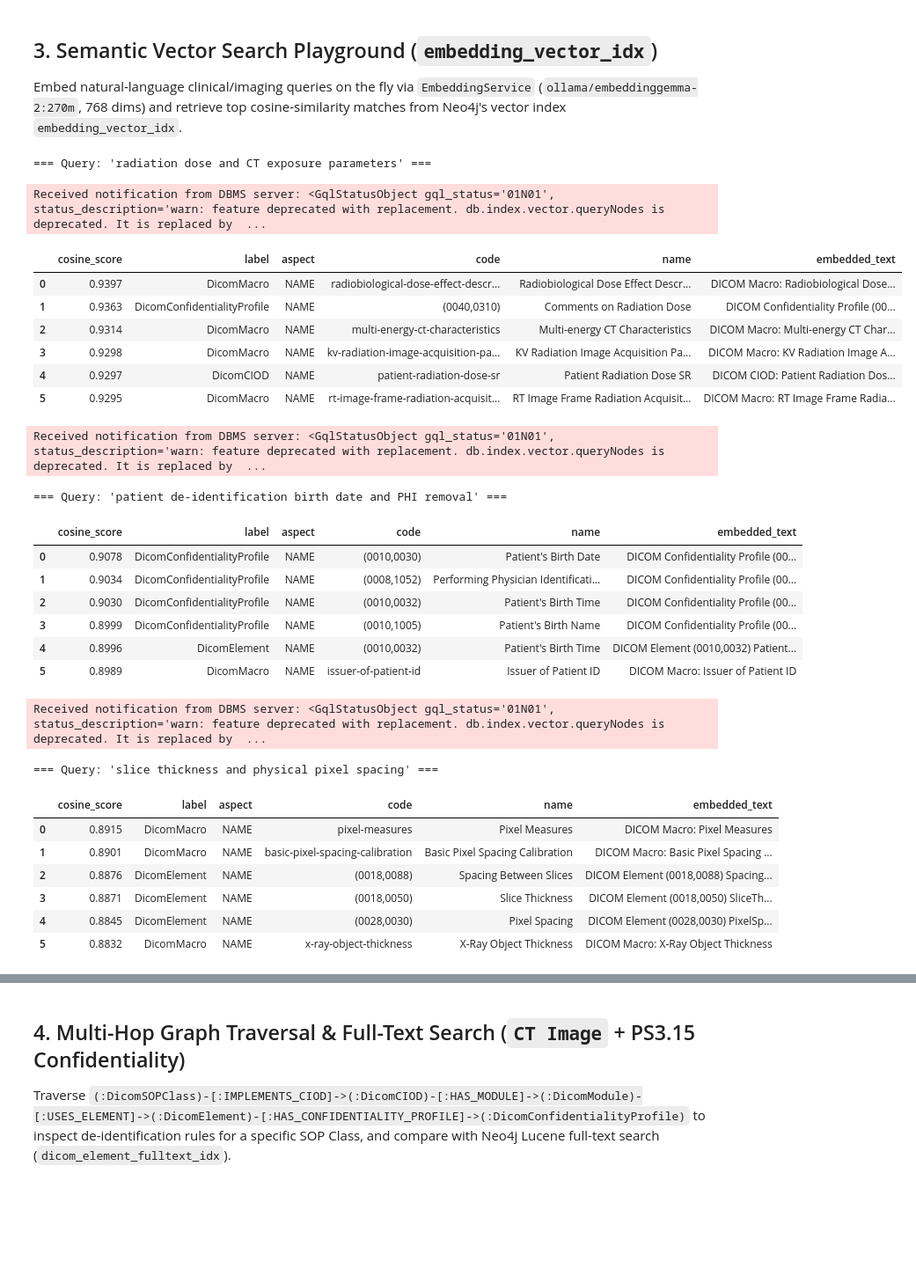
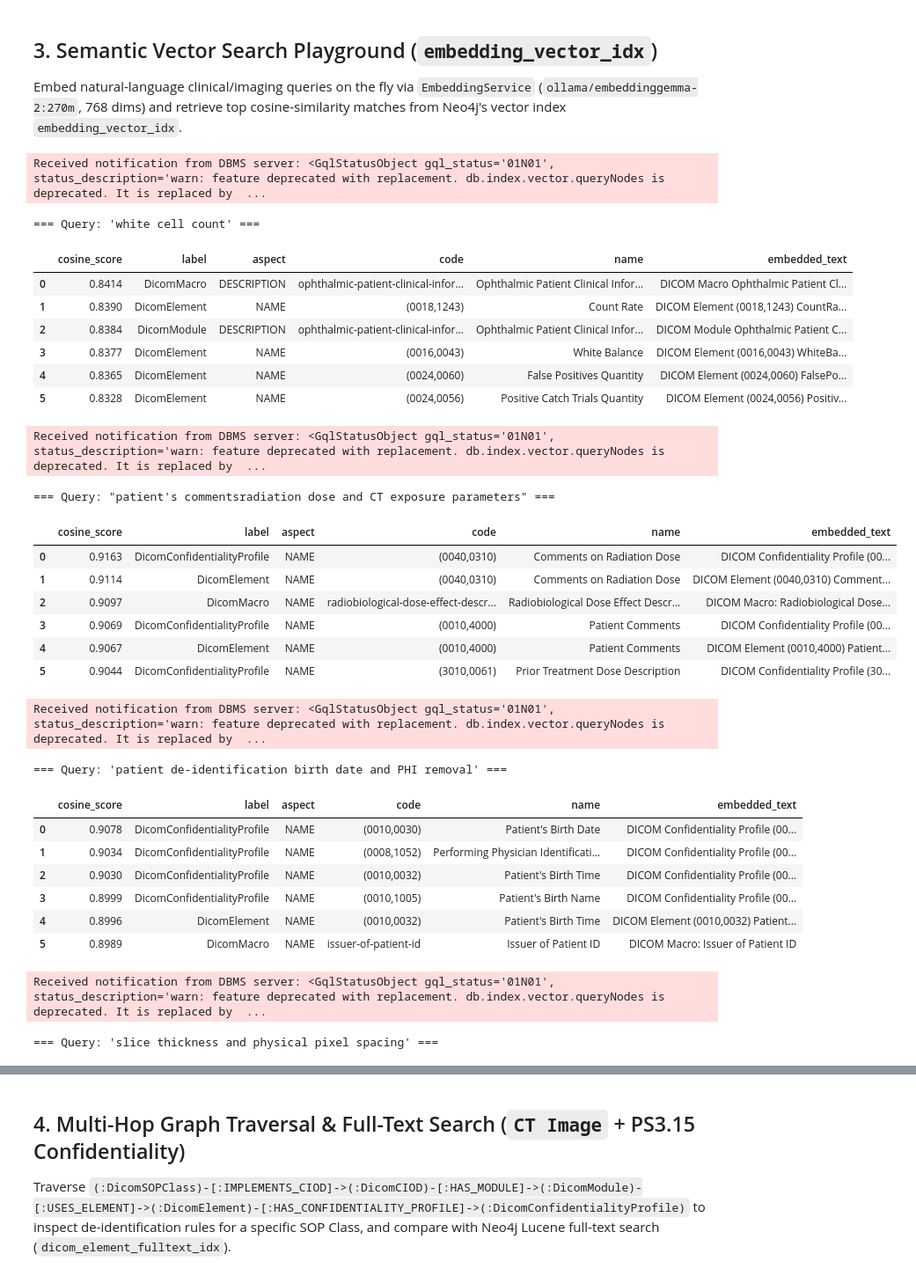
Before and after one commit to gosmart-health/gosmart-dictionary-service, a Jupyter notebook: notebooks/dicom_graph_playground.ipynb, the cells around one changed output, grey strips where cells are left out. Shown at 88% size. Saved outputs shown, nothing was run; the diff lists cells and outputs as text; code cells hidden in the pictures; blank space fills up the shorter version.

```diff
--- a/notebooks/dicom_graph_playground.ipynb
+++ b/notebooks/dicom_graph_playground.ipynb
@@ -195,56 +195,60 @@ async def semantic_search(
                r.aspect AS aspect,
                coalesce(target.tag, target.sop_class_uid, target.ciod_id, target.module_id, target.macro_id) AS code,
                target.name AS name,
                left(emb.text, 120) AS embedded_text
         ORDER BY cosine_score DESC
         LIMIT $top_k
         """,
         {
             "fetch_k": fetch_k,
             "query_vec": query_vec,
             "model_tag": embed_cfg.tag,
             "aspect": aspect,
             "labels": labels,
             "top_k": top_k,
         },
     )
 
 
 sample_queries = [
+    "white cell count",
+    "patient's comments"
     "radiation dose and CT exposure parameters",
     "patient de-identification birth date and PHI removal",
     "slice thickness and physical pixel spacing",
 ]
 
 for q in sample_queries:
     print()
     print(f"=== Query: {q!r} ===")
     display(await semantic_search(q, top_k=6))
 # %% [output]
-=== Query: 'radiation dose and CT exposure parameters' ===
+Received notification from DBMS server: <GqlStatusObject gql_status='01N01', status_description='warn: feature deprecated with replacement. db.index.vector.queryNodes is deprecated. It is replaced by  ...
-Received notification from DBMS server: <GqlStatusObject gql_status='01N01', status_description='warn: feature deprecated with replacement. db.index.vector.queryNodes is deprecated. It is replaced by  ...
+=== Query: 'white cell count' ===
 |  | cosine_score | label | aspect | code | name | embedded_text |
-| 0 | 0.9397 | DicomMacro | NAME | radiobiological-dose-effect-descr... | Radiobiological Dose Effect Descr... | DICOM Macro: Radiobiological Dose... |
-| 1 | 0.9363 | DicomConfidentialityProfile | NAME | (0040,0310) | Comments on Radiation Dose | DICOM Confidentiality Profile (00... |
-| 2 | 0.9314 | DicomMacro | NAME | multi-energy-ct-characteristics | Multi-energy CT Characteristics | DICOM Macro: Multi-energy CT Char... |
-| 3 | 0.9298 | DicomMacro | NAME | kv-radiation-image-acquisition-pa... | KV Radiation Image Acquisition Pa... | DICOM Macro: KV Radiation Image A... |
-| 4 | 0.9297 | DicomCIOD | NAME | patient-radiation-dose-sr | Patient Radiation Dose SR | DICOM CIOD: Patient Radiation Dos... |
-| 5 | 0.9295 | DicomMacro | NAME | rt-image-frame-radiation-acquisit... | RT Image Frame Radiation Acquisit... | DICOM Macro: RT Image Frame Radia... |
+| 0 | 0.8414 | DicomMacro | DESCRIPTION | ophthalmic-patient-clinical-infor... | Ophthalmic Patient Clinical Infor... | DICOM Macro Ophthalmic Patient Cl... |
+| 1 | 0.8390 | DicomElement | NAME | (0018,1243) | Count Rate | DICOM Element (0018,1243) CountRa... |
+| 2 | 0.8384 | DicomModule | DESCRIPTION | ophthalmic-patient-clinical-infor... | Ophthalmic Patient Clinical Infor... | DICOM Module Ophthalmic Patient C... |
+| 3 | 0.8377 | DicomElement | NAME | (0016,0043) | White Balance | DICOM Element (0016,0043) WhiteBa... |
+| 4 | 0.8365 | DicomElement | NAME | (0024,0060) | False Positives Quantity | DICOM Element (0024,0060) FalsePo... |
+| 5 | 0.8328 | DicomElement | NAME | (0024,0056) | Positive Catch Trials Quantity | DICOM Element (0024,0056) Positiv... |
 Received notification from DBMS server: <GqlStatusObject gql_status='01N01', status_description='warn: feature deprecated with replacement. db.index.vector.queryNodes is deprecated. It is replaced by  ...
-=== Query: 'patient de-identification birth date and PHI removal' ===
+=== Query: "patient's commentsradiation dose and CT exposure parameters" ===
 |  | cosine_score | label | aspect | code | name | embedded_text |
-| 0 | 0.9078 | DicomConfidentialityProfile | NAME | (0010,0030) | Patient's Birth Date | DICOM Confidentiality Profile (00... |
-| 1 | 0.9034 | DicomConfidentialityProfile | NAME | (0008,1052) | Performing Physician Identificati... | DICOM Confidentiality Profile (00... |
-| 2 | 0.9030 | DicomConfidentialityProfile | NAME | (0010,0032) | Patient's Birth Time | DICOM Confidentiality Profile (00... |
-| 3 | 0.8999 | DicomConfidentialityProfile | NAME | (0010,1005) | Patient's Birth Name | DICOM Confidentiality Profile (00... |
-| 4 | 0.8996 | DicomElement | NAME | (0010,0032) | Patient's Birth Time | DICOM Element (0010,0032) Patient... |
-| 5 | 0.8989 | DicomMacro | NAME | issuer-of-patient-id | Issuer of Patient ID | DICOM Macro: Issuer of Patient ID |
+| 0 | 0.9163 | DicomConfidentialityProfile | NAME | (0040,0310) | Comments on Radiation Dose | DICOM Confidentiality Profile (00... |
+| 1 | 0.9114 | DicomElement | NAME | (0040,0310) | Comments on Radiation Dose | DICOM Element (0040,0310) Comment... |
+| 2 | 0.9097 | DicomMacro | NAME | radiobiological-dose-effect-descr... | Radiobiological Dose Effect Descr... | DICOM Macro: Radiobiological Dose... |
+| 3 | 0.9069 | DicomConfidentialityProfile | NAME | (0010,4000) | Patient Comments | DICOM Confidentiality Profile (00... |
+| 4 | 0.9067 | DicomElement | NAME | (0010,4000) | Patient Comments | DICOM Element (0010,4000) Patient... |
+| 5 | 0.9044 | DicomConfidentialityProfile | NAME | (3010,0061) | Prior Treatment Dose Description | DICOM Confidentiality Profile (30... |
 Received notification from DBMS server: <GqlStatusObject gql_status='01N01', status_description='warn: feature deprecated with replacement. db.index.vector.queryNodes is deprecated. It is replaced by  ...
-=== Query: 'slice thickness and physical pixel spacing' ===
+=== Query: 'patient de-identification birth date and PHI removal' ===
 |  | cosine_score | label | aspect | code | name | embedded_text |
-| 0 | 0.8915 | DicomMacro | NAME | pixel-measures | Pixel Measures | DICOM Macro: Pixel Measures |
-| 1 | 0.8901 | DicomMacro | NAME | basic-pixel-spacing-calibration | Basic Pixel Spacing Calibration | DICOM Macro: Basic Pixel Spacing ... |
-| 2 | 0.8876 | DicomElement | NAME | (0018,0088) | Spacing Between Slices | DICOM Element (0018,0088) Spacing... |
-| 3 | 0.8871 | DicomElement | NAME | (0018,0050) | Slice Thickness | DICOM Element (0018,0050) SliceTh... |
-| 4 | 0.8845 | DicomElement | NAME | (0028,0030) | Pixel Spacing | DICOM Element (0028,0030) PixelSp... |
-| 5 | 0.8832 | DicomMacro | NAME | x-ray-object-thickness | X-Ray Object Thickness | DICOM Macro: X-Ray Object Thickness |
+| 0 | 0.9078 | DicomConfidentialityProfile | NAME | (0010,0030) | Patient's Birth Date | DICOM Confidentiality Profile (00... |
+| 1 | 0.9034 | DicomConfidentialityProfile | NAME | (0008,1052) | Performing Physician Identificati... | DICOM Confidentiality Profile (00... |
+| 2 | 0.9030 | DicomConfidentialityProfile | NAME | (0010,0032) | Patient's Birth Time | DICOM Confidentiality Profile (00... |
+| 3 | 0.8999 | DicomConfidentialityProfile | NAME | (0010,1005) | Patient's Birth Name | DICOM Confidentiality Profile (00... |
+| 4 | 0.8996 | DicomElement | NAME | (0010,0032) | Patient's Birth Time | DICOM Element (0010,0032) Patient... |
+| 5 | 0.8989 | DicomMacro | NAME | issuer-of-patient-id | Issuer of Patient ID | DICOM Macro: Issuer of Patient ID |
+Received notification from DBMS server: <GqlStatusObject gql_status='01N01', status_description='warn: feature deprecated with replacement. db.index.vector.queryNodes is deprecated. It is replaced by  ...
+=== Query: 'slice thickness and physical pixel spacing' ===
```
Also changed, not shown: parts of 1 cell of this notebook, 34 other files.
